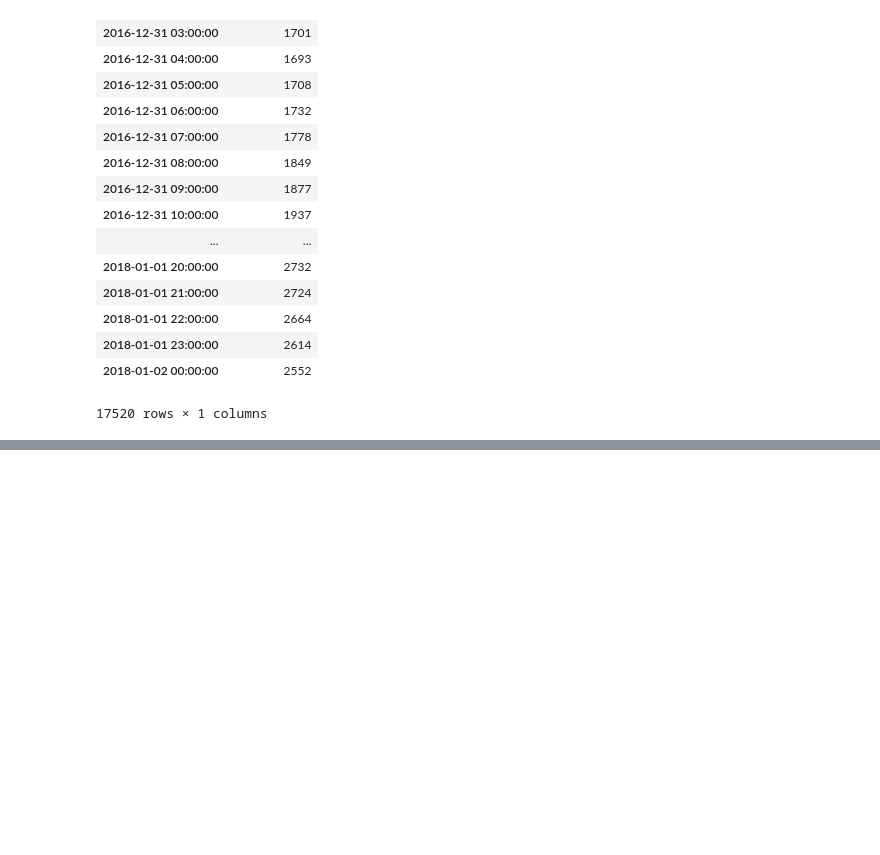
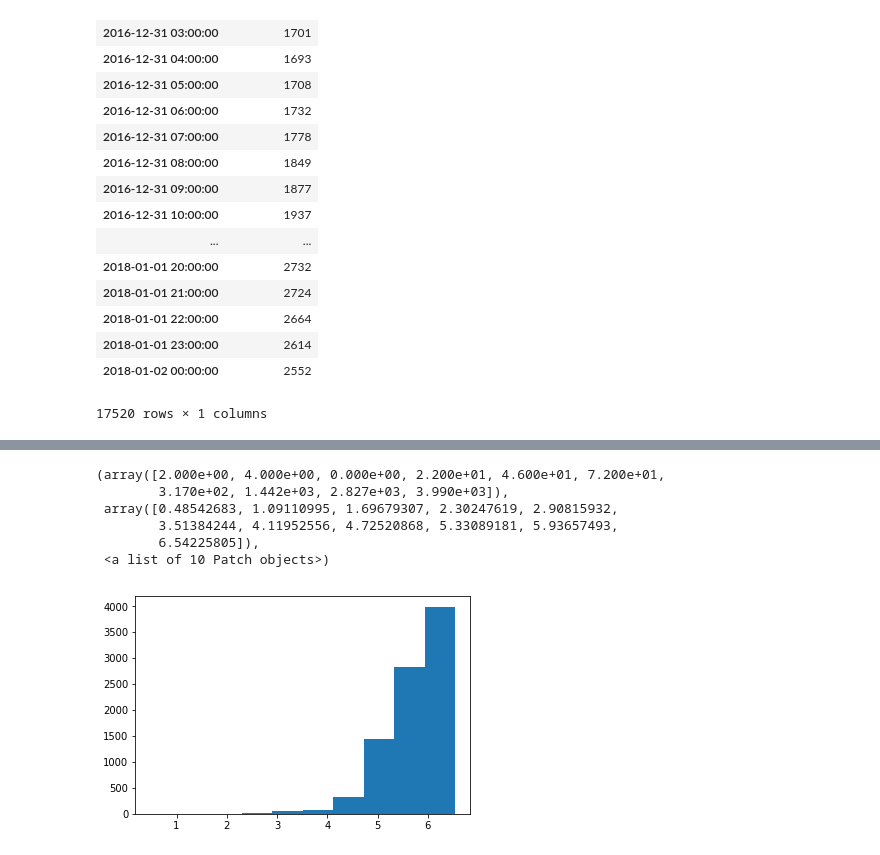
Before and after one commit to Pconstan/Data_Group_1, a Jupyter notebook: DPL_Scratch.ipynb, the cells around one changed output, grey strips where cells are left out. Saved outputs shown, nothing was run; the diff lists cells and outputs as text; code cells hidden in the pictures; blank space fills up the shorter version.

```diff
--- a/DPL_Scratch.ipynb
+++ b/DPL_Scratch.ipynb
@@ -232,0 +273,16 @@ plt.show()
+# %%
+mylist = []
+
+for i in range(0,len(x)):
+    z = math.log2(x[i])
+    mylist.append(z)
+mylist
+plt.hist(mylist)
+# %% [output]
+(array([2.000e+00, 4.000e+00, 0.000e+00, 2.200e+01, 4.600e+01, 7.200e+01,
+        3.170e+02, 1.442e+03, 2.827e+03, 3.990e+03]),
+ array([0.48542683, 1.09110995, 1.69679307, 2.30247619, 2.90815932,
+        3.51384244, 4.11952556, 4.72520868, 5.33089181, 5.93657493,
+        6.54225805]),
+ <a list of 10 Patch objects>)
+[figure, added]
```
Also changed, not shown: parts of 25 cells of this notebook.
